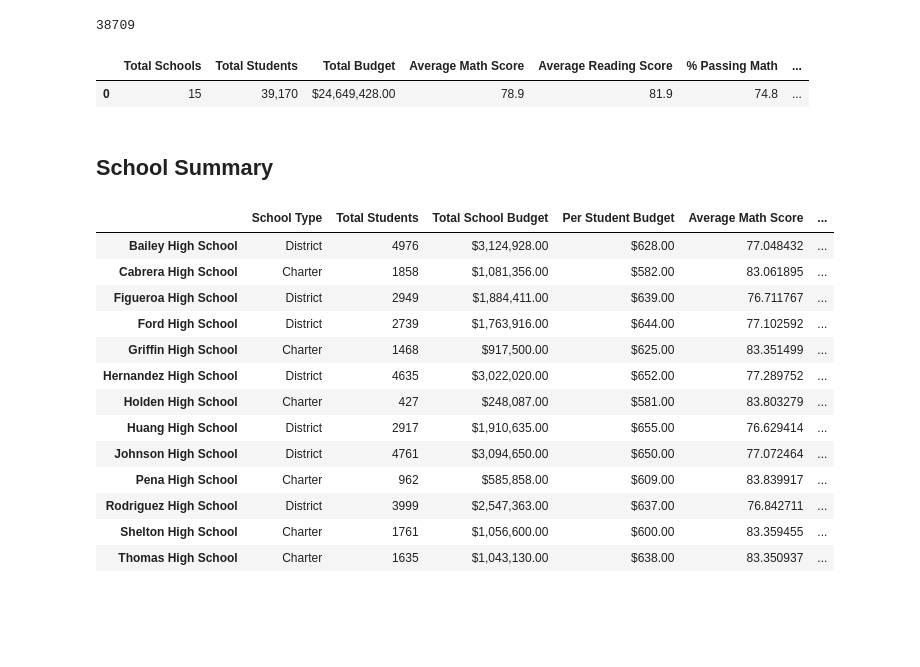
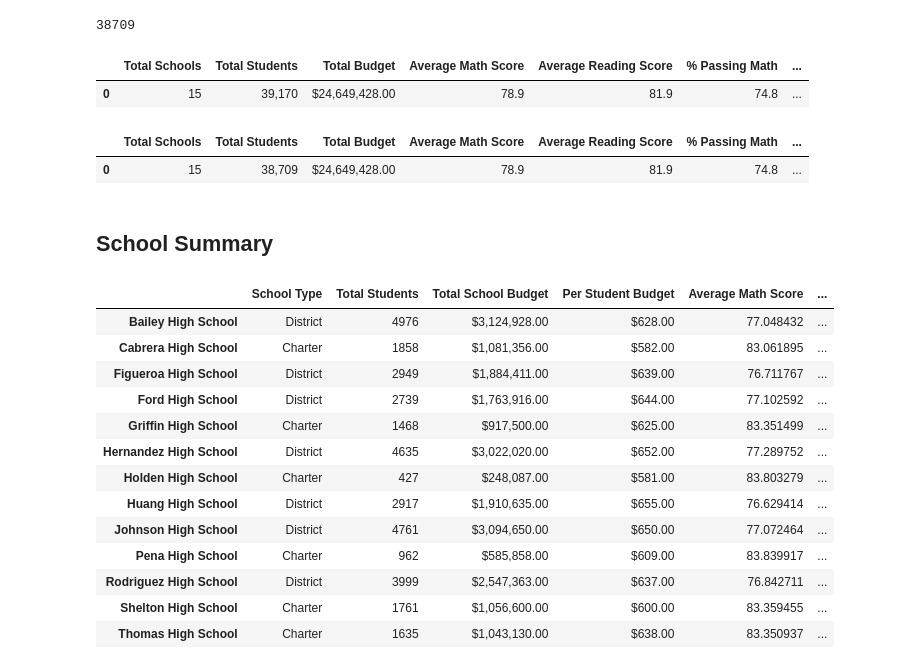
Before and after one commit to Kmhaas/Butler-Bootcamp-Challenge4-School_District_Analysis, a Jupyter notebook: PyCitySchools_Challenge.ipynb, the cells around one changed output. Saved outputs shown, nothing was run; the diff lists cells and outputs as text; code cells hidden in the pictures; blank space fills up the shorter version.

```diff
--- a/PyCitySchools_Challenge.ipynb
+++ b/PyCitySchools_Challenge.ipynb
@@ -151,6 +151,36 @@ district_summary_df
 # %% [output]
 |  | Total Schools | Total Students | Total Budget | Average Math Score | Average Reading Score | % Passing Math | ... |
 | 0 | 15 | 39,170 | $24,649,428.00 | 78.9 | 81.9 | 74.8 | ... |
+# %%
+# Create a DataFrame
+new_district_summary_df = pd.DataFrame(
+          [{"Total Schools": school_count,
+          "Total Students": new_student_count,
+          "Total Budget": total_budget,
+          "Average Math Score": average_math_score,
+          "Average Reading Score": average_reading_score,
+          "% Passing Math": passing_math_percentage,
+         "% Passing Reading": passing_reading_percentage,
+        "% Overall Passing": overall_passing_percentage}])
+
+
+
+# Format the "Total Students" to have the comma for a thousands separator.
+new_district_summary_df["Total Students"] = new_district_summary_df["Total Students"].map("{:,}".format)
+# Format the "Total Budget" to have the comma for a thousands separator, a decimal separator and a "$".
+new_district_summary_df["Total Budget"] = new_district_summary_df["Total Budget"].map("${:,.2f}".format)
+# Format the columns.
+new_district_summary_df["Average Math Score"] = new_district_summary_df["Average Math Score"].map("{:.1f}".format)
+new_district_summary_df["Average Reading Score"] = new_district_summary_df["Average Reading Score"].map("{:.1f}".format)
+new_district_summary_df["% Passing Math"] = new_district_summary_df["% Passing Math"].map("{:.1f}".format)
+new_district_summary_df["% Passing Reading"] = new_district_summary_df["% Passing Reading"].map("{:.1f}".format)
+new_district_summary_df["% Overall Passing"] = new_district_summary_df["% Overall Passing"].map("{:.1f}".format)
+
+# Display the data frame
+new_district_summary_df
+# %% [output]
+|  | Total Schools | Total Students | Total Budget | Average Math Score | Average Reading Score | % Passing Math | ... |
+| 0 | 15 | 38,709 | $24,649,428.00 | 78.9 | 81.9 | 74.8 | ... |
 # %% [markdown]
 ##  School Summary
 # %%
```
Also changed, not shown: parts of 9 cells of this notebook.
